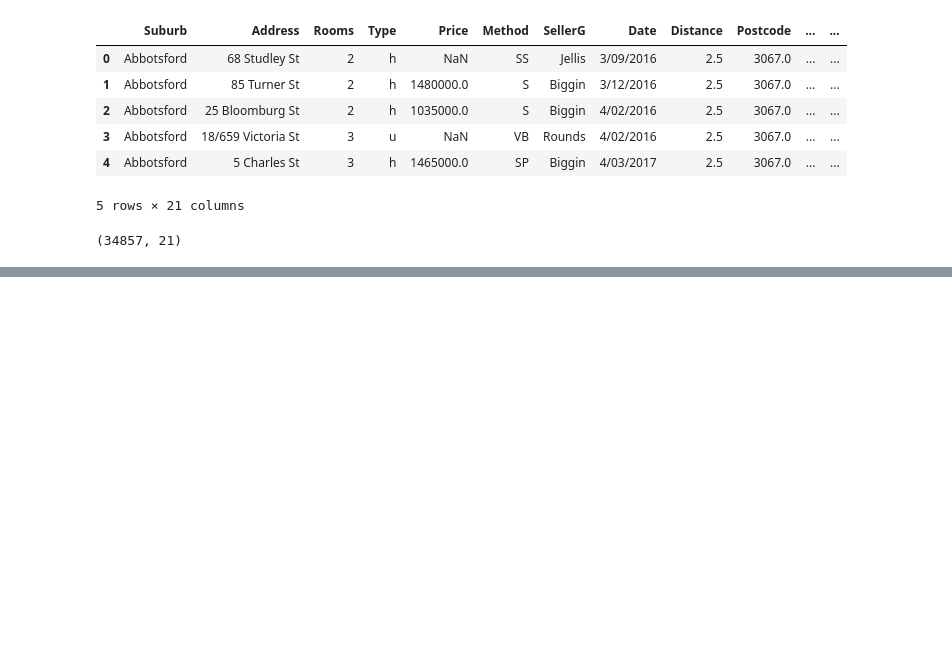
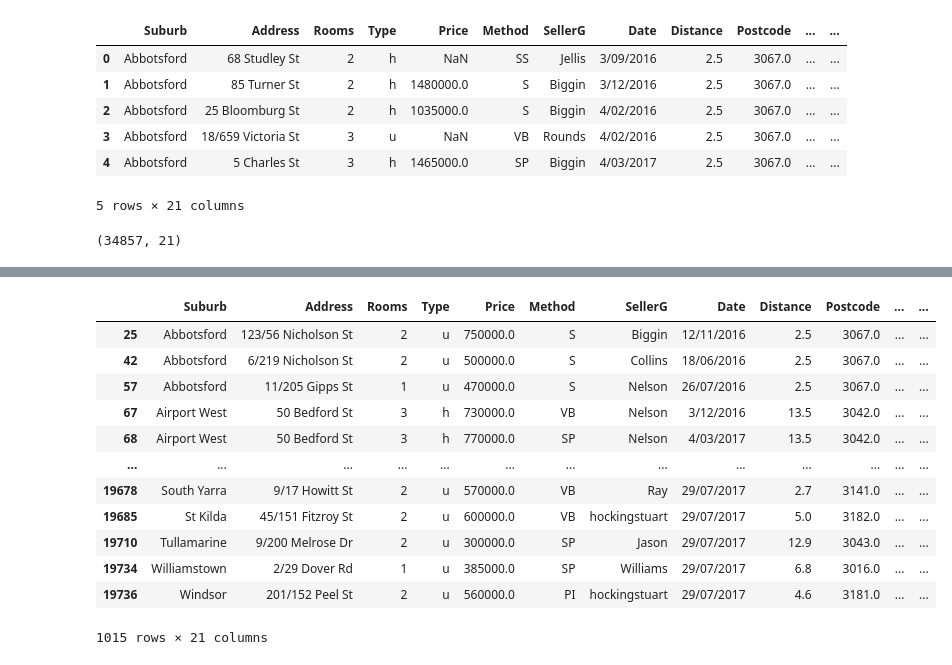
Before and after one commit to rehanalytics/Melbourne_house_price_predictive_analytics, a Jupyter notebook: Untitled0.ipynb, the cells around one changed output, grey strips where cells are left out. Saved outputs shown, nothing was run; the diff lists cells and outputs as text; code cells hidden in the pictures; blank space fills up the shorter version.

```diff
--- a/Untitled0.ipynb
+++ b/Untitled0.ipynb
@@ -57,0 +386,16 @@ df2.shape
+# %%
+df3[df3["Landsize"]== 0]
+# %% [output]
+|  | Suburb | Address | Rooms | Type | Price | Method | SellerG | Date | Distance | Postcode | ... | ... |
+| 25 | Abbotsford | 123/56 Nicholson St | 2 | u | 750000.0 | S | Biggin | 12/11/2016 | 2.5 | 3067.0 | ... | ... |
+| 42 | Abbotsford | 6/219 Nicholson St | 2 | u | 500000.0 | S | Collins | 18/06/2016 | 2.5 | 3067.0 | ... | ... |
+| 57 | Abbotsford | 11/205 Gipps St | 1 | u | 470000.0 | S | Nelson | 26/07/2016 | 2.5 | 3067.0 | ... | ... |
+| 67 | Airport West | 50 Bedford St | 3 | h | 730000.0 | VB | Nelson | 3/12/2016 | 13.5 | 3042.0 | ... | ... |
+| 68 | Airport West | 50 Bedford St | 3 | h | 770000.0 | SP | Nelson | 4/03/2017 | 13.5 | 3042.0 | ... | ... |
+| ... | ... | ... | ... | ... | ... | ... | ... | ... | ... | ... | ... | ... |
+| 19678 | South Yarra | 9/17 Howitt St | 2 | u | 570000.0 | VB | Ray | 29/07/2017 | 2.7 | 3141.0 | ... | ... |
+| 19685 | St Kilda | 45/151 Fitzroy St | 2 | u | 600000.0 | VB | hockingstuart | 29/07/2017 | 5.0 | 3182.0 | ... | ... |
+| 19710 | Tullamarine | 9/200 Melrose Dr | 2 | u | 300000.0 | SP | Jason | 29/07/2017 | 12.9 | 3043.0 | ... | ... |
+| 19734 | Williamstown | 2/29 Dover Rd | 1 | u | 385000.0 | SP | Williams | 29/07/2017 | 6.8 | 3016.0 | ... | ... |
+| 19736 | Windsor | 201/152 Peel St | 2 | u | 560000.0 | PI | hockingstuart | 29/07/2017 | 4.6 | 3181.0 | ... | ... |
+1015 rows × 21 columns
```
Also changed, not shown: parts of 35 cells of this notebook.
